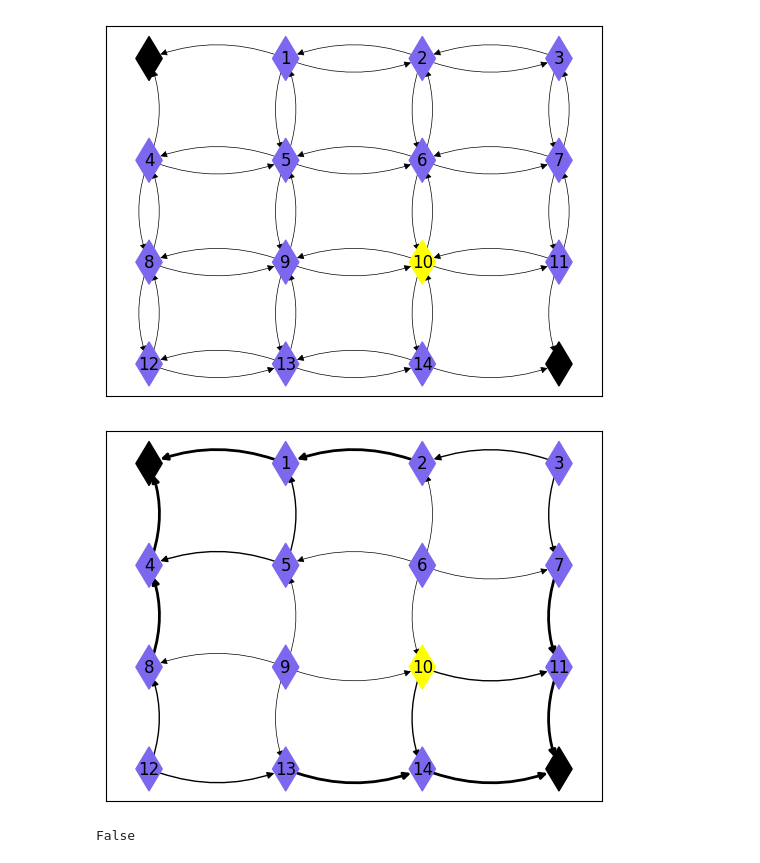
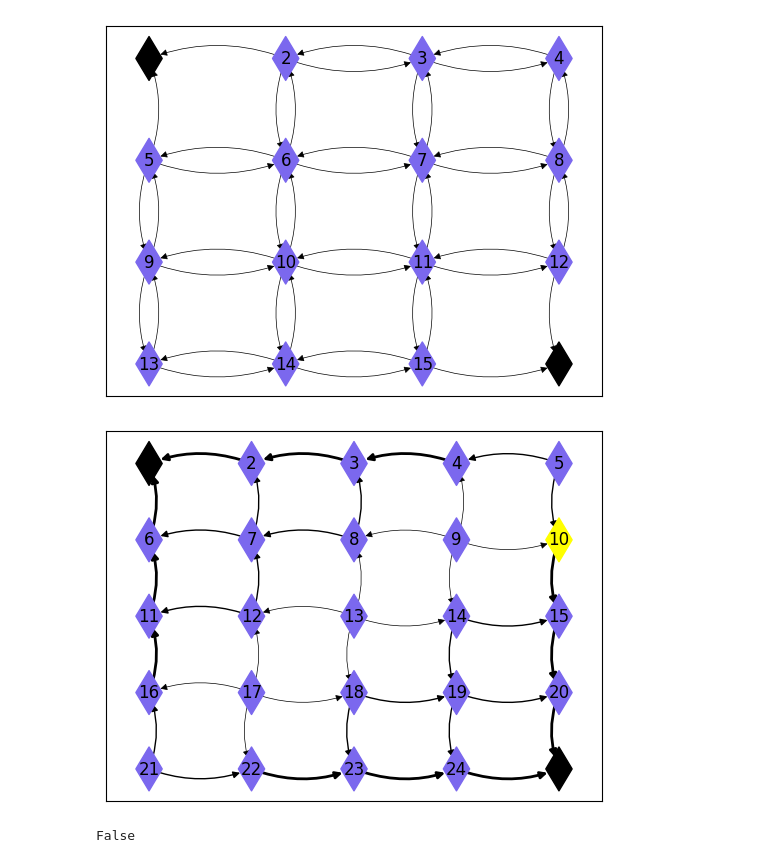
Before and after one commit to castagninojose/opti, a Jupyter notebook: src/reinforcement_lenin/notebooks/nb.ipynb, the cells around one changed output. Drawn from its saved outputs; the diff is of its cells as text; code cells hidden in the pictures.

Commit message:
format interactive plot

```diff
--- a/src/reinforcement_lenin/notebooks/nb.ipynb
+++ b/src/reinforcement_lenin/notebooks/nb.ipynb
@@ -8,12 +8,13 @@ from src.reinforcement_lenin.grid import Board
 from src.reinforcement_lenin.constants import DEFAULT_STATE_POLICY, ACTIONS
 # %%
 juego_1 = Board()
-juego_1.draw_policy(highlight_state=10)
+juego_1.draw_policy()
 # %% [output]
-[figure, old version]
+[figure, new version]
 # %%
-_, p = juego_1.iterate_policy()
-juego_1.draw_policy(highlight_state=10)
+juego_2 = Board(5)
+_, p = juego_2.iterate_policy()
+juego_2.draw_policy(highlight_state=10)
 # %% [output]
-[figure, old version]
+[figure, new version]
 # %%
```
Also changed, not shown: parts of 1 cell of this notebook, 3 other files.
